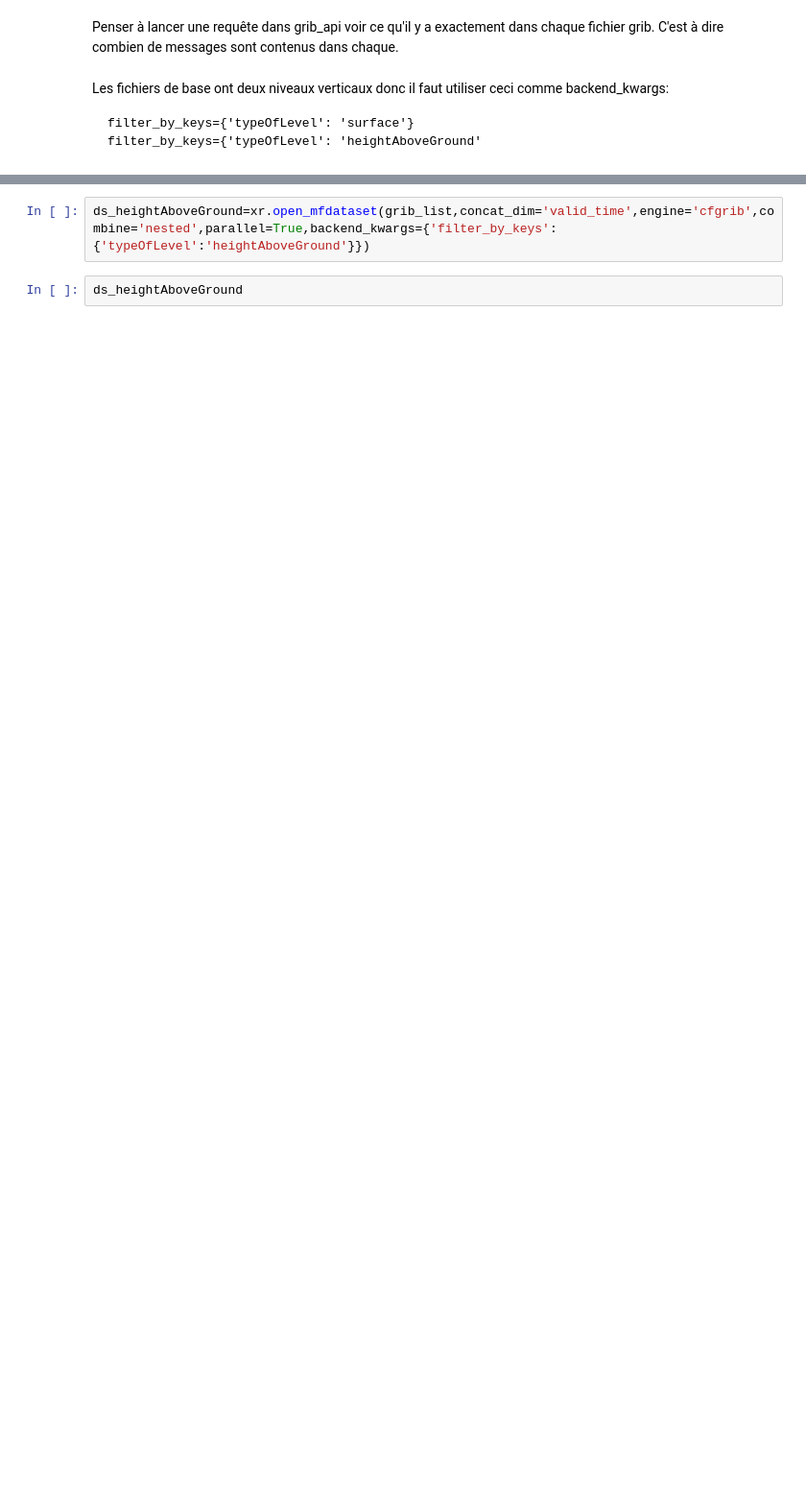
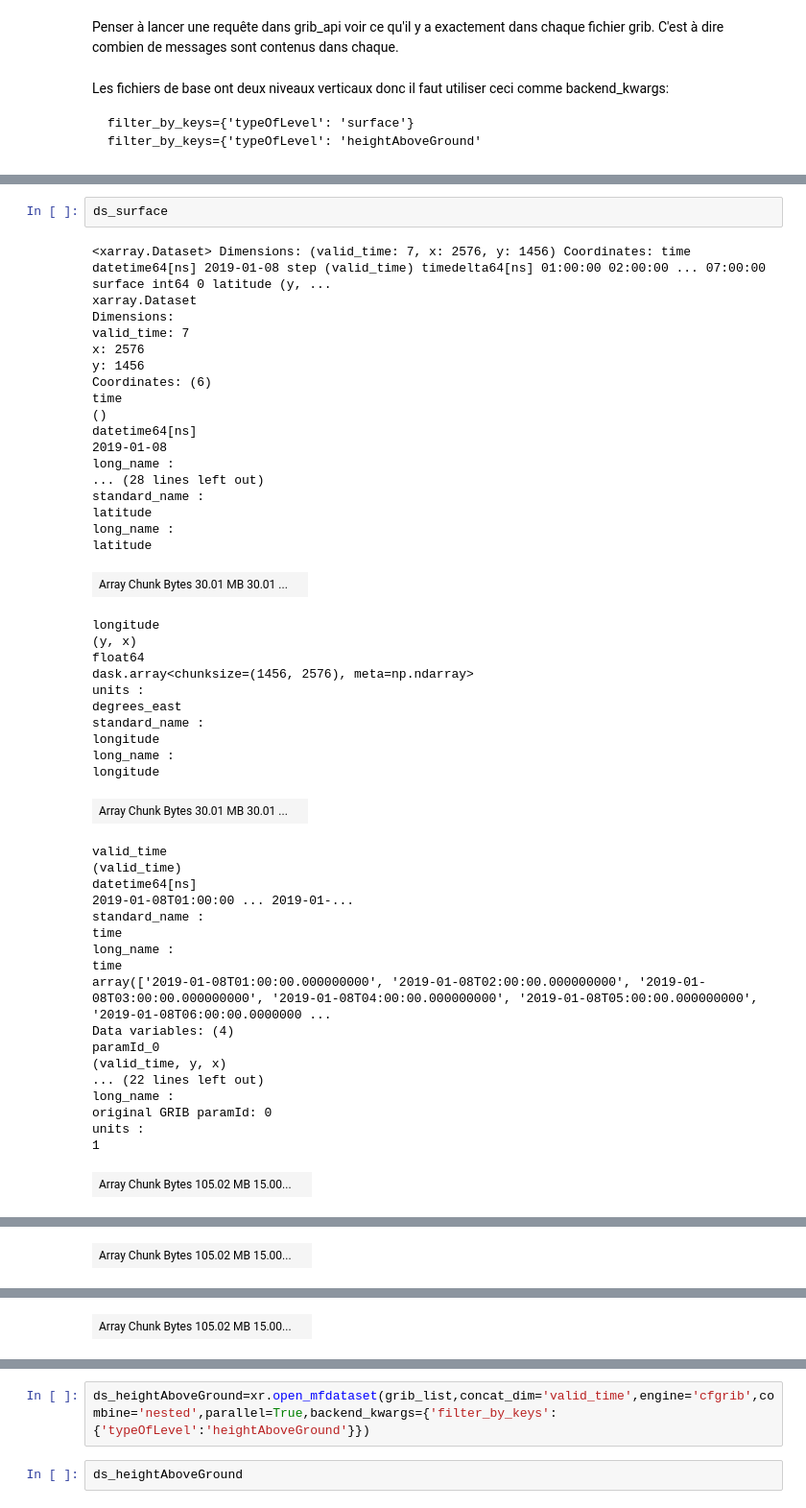
Before and after one commit to tito-am/cmc, a Jupyter notebook: Analyse_Grib_SandrineEdouard.ipynb, the cells around one changed output, grey strips where cells are left out. Shown at 96% size. Drawn from its saved outputs; the diff is of its cells as text; blank space fills up the shorter version.

Commit message:
Ajout des grib de Sandrine
Dask doit avoir les fichiers en local on dirait.

```diff
--- a/Analyse_Grib_SandrineEdouard.ipynb
+++ b/Analyse_Grib_SandrineEdouard.ipynb
@@ -56,0 +57,50 @@ FileNotFoundError: [Errno 2] No such file or directory: '/Users/caramelo/Documen
+# %%
+ds_surface
+# %% [output]
+<xarray.Dataset> Dimensions: (valid_time: 7, x: 2576, y: 1456) Coordinates: time datetime64[ns] 2019-01-08 step (valid_time) timedelta64[ns] 01:00:00 02:00:00 ... 07:00:00 surface int64 0 latitude (y, ...
+xarray.Dataset
+Dimensions:
+valid_time: 7
+x: 2576
+y: 1456
+Coordinates: (6)
+time
+()
+datetime64[ns]
+2019-01-08
+long_name :
+... (28 lines left out)
+standard_name :
+latitude
+long_name :
+latitude
+| Array Chunk Bytes 30.01 MB 30.01 ... |  |
+longitude
+(y, x)
+float64
+dask.array<chunksize=(1456, 2576), meta=np.ndarray>
+units :
+degrees_east
+standard_name :
+longitude
+long_name :
+longitude
+| Array Chunk Bytes 30.01 MB 30.01 ... |  |
+valid_time
+(valid_time)
+datetime64[ns]
+2019-01-08T01:00:00 ... 2019-01-...
+standard_name :
+time
+long_name :
+time
+array(['2019-01-08T01:00:00.000000000', '2019-01-08T02:00:00.000000000', '2019-01-08T03:00:00.000000000', '2019-01-08T04:00:00.000000000', '2019-01-08T05:00:00.000000000', '2019-01-08T06:00:00.0000000 ...
+Data variables: (4)
+paramId_0
+(valid_time, y, x)
+... (22 lines left out)
+long_name :
+original GRIB paramId: 0
+units :
+1
+| Array Chunk Bytes 105.02 MB 15.00... |  |
@@ -56,0 +124 @@ FileNotFoundError: [Errno 2] No such file or directory: '/Users/caramelo/Documen
+| Array Chunk Bytes 105.02 MB 15.00... |  |
@@ -56,0 +142 @@ FileNotFoundError: [Errno 2] No such file or directory: '/Users/caramelo/Documen
+| Array Chunk Bytes 105.02 MB 15.00... |  |
```
Also changed, not shown: parts of 10 cells of this notebook, 1 other file.
